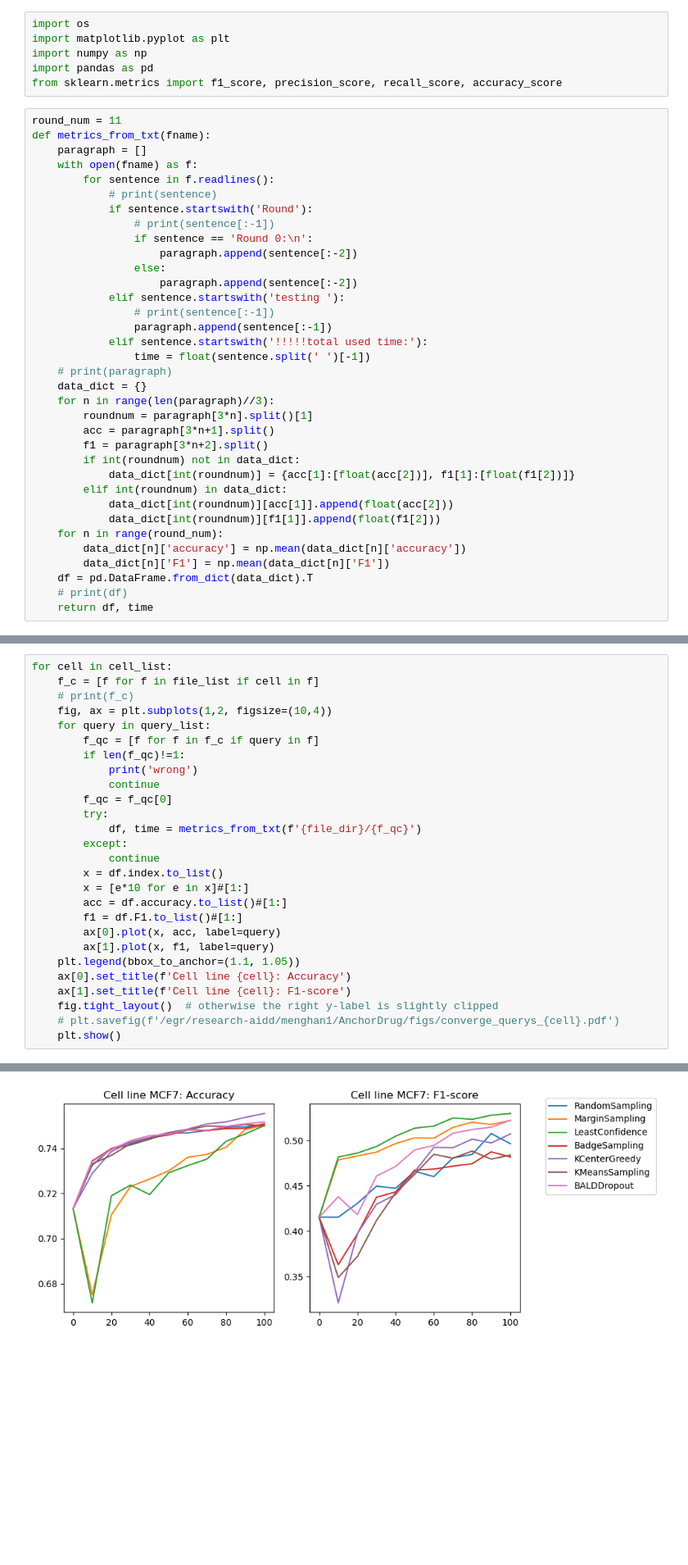
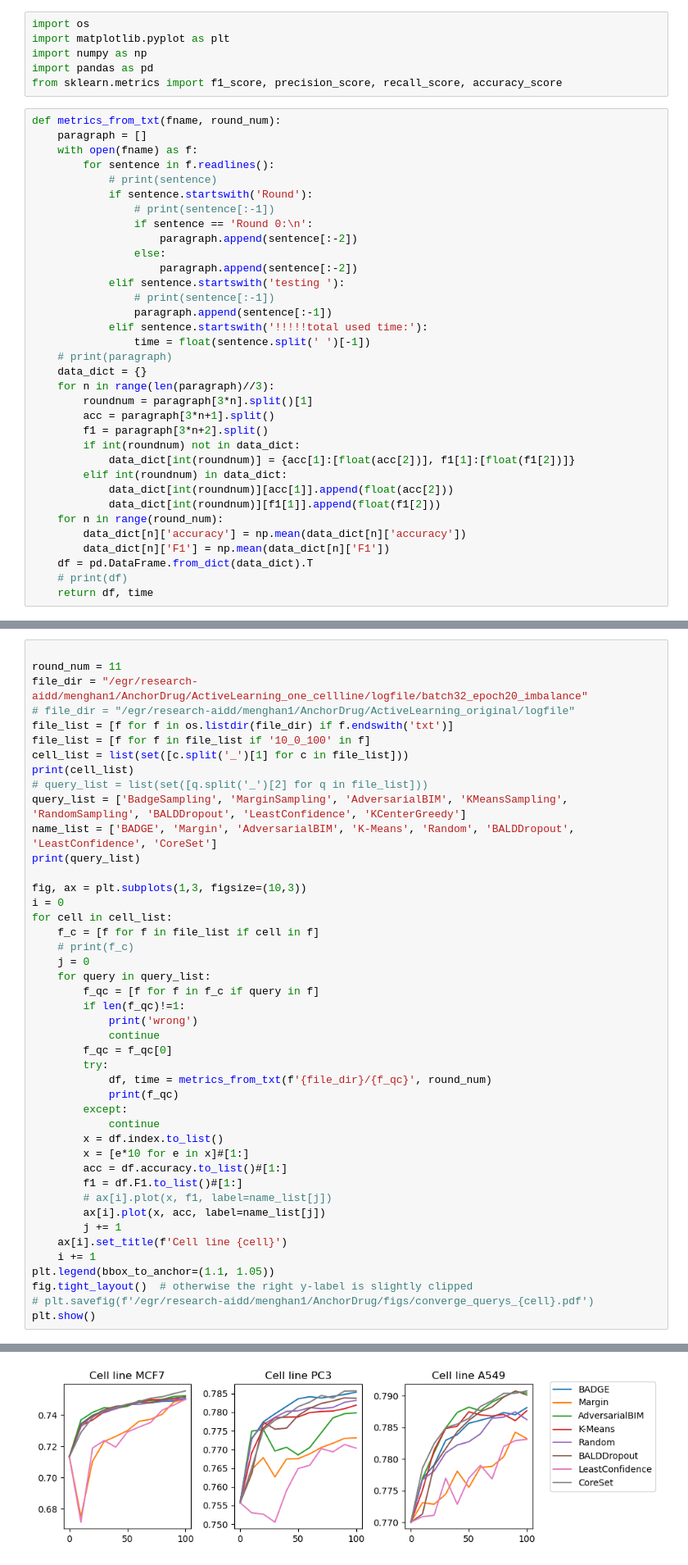
Before and after one commit to dearhannah/AnchorDrug_official, a Jupyter notebook: DataAnalysis/check_converge_querys.ipynb, the cells around one changed output, grey strips where cells are left out. Shown at 82% size. Cells and saved outputs as stored; diff of their text form; blank space fills up the shorter version.

Commit message:
converge analysis

```diff
--- a/DataAnalysis/check_converge_querys.ipynb
+++ b/DataAnalysis/check_converge_querys.ipynb
@@ -5,8 +5,7 @@ import numpy as np
 import pandas as pd
 from sklearn.metrics import f1_score, precision_score, recall_score, accuracy_score
 # %%
-round_num = 11
-def metrics_from_txt(fname):
+def metrics_from_txt(fname, round_num):
     paragraph = []
     with open(fname) as f:
         for sentence in f.readlines():
@@ -54,8 +41,23 @@ print(query_list)
 # %%
+
+round_num = 11
+file_dir = "/egr/research-aidd/menghan1/AnchorDrug/ActiveLearning_one_cellline/logfile/batch32_epoch20_imbalance"
+# file_dir = "/egr/research-aidd/menghan1/AnchorDrug/ActiveLearning_original/logfile"
+file_list = [f for f in os.listdir(file_dir) if f.endswith('txt')]
+file_list = [f for f in file_list if '10_0_100' in f]
+cell_list = list(set([c.split('_')[1] for c in file_list]))
+print(cell_list)
+# query_list = list(set([q.split('_')[2] for q in file_list]))
+query_list = ['BadgeSampling', 'MarginSampling', 'AdversarialBIM', 'KMeansSampling', 'RandomSampling', 'BALDDropout', 'LeastConfidence', 'KCenterGreedy']
+name_list = ['BADGE', 'Margin', 'AdversarialBIM', 'K-Means', 'Random', 'BALDDropout', 'LeastConfidence', 'CoreSet']
+print(query_list)
+
+fig, ax = plt.subplots(1,3, figsize=(10,3))
+i = 0
 for cell in cell_list:
     f_c = [f for f in file_list if cell in f]
     # print(f_c)
-    fig, ax = plt.subplots(1,2, figsize=(10,4))
+    j = 0
     for query in query_list:
         f_qc = [f for f in f_c if query in f]
         if len(f_qc)!=1:
@@ -63,19 +65,21 @@ for cell in cell_list:
             continue
         f_qc = f_qc[0]
         try:
-            df, time = metrics_from_txt(f'{file_dir}/{f_qc}')
+            df, time = metrics_from_txt(f'{file_dir}/{f_qc}', round_num)
+            print(f_qc)
         except:
             continue
         x = df.index.to_list()
         x = [e*10 for e in x]#[1:]
         acc = df.accuracy.to_list()#[1:]
         f1 = df.F1.to_list()#[1:]
-        ax[0].plot(x, acc, label=query)
-        ax[1].plot(x, f1, label=query)
-    plt.legend(bbox_to_anchor=(1.1, 1.05))
-    ax[0].set_title(f'Cell line {cell}: Accuracy')
-    ax[1].set_title(f'Cell line {cell}: F1-score')
-    fig.tight_layout()  # otherwise the right y-label is slightly clipped
-    # plt.savefig(f'/egr/research-aidd/menghan1/AnchorDrug/figs/converge_querys_{cell}.pdf')
-    plt.show()
+        # ax[i].plot(x, f1, label=name_list[j])
+        ax[i].plot(x, acc, label=name_list[j])
+        j += 1
+    ax[i].set_title(f'Cell line {cell}')
+    i += 1
+plt.legend(bbox_to_anchor=(1.1, 1.05))
+fig.tight_layout()  # otherwise the right y-label is slightly clipped
+# plt.savefig(f'/egr/research-aidd/menghan1/AnchorDrug/figs/converge_querys_{cell}.pdf')
+plt.show()
 # %% [output]
@@ -82 +103 @@ for cell in cell_list:
-[figure, old version]
+[figure, new version]
```
Also changed, not shown: parts of 2 cells of this notebook, 1 other file.
